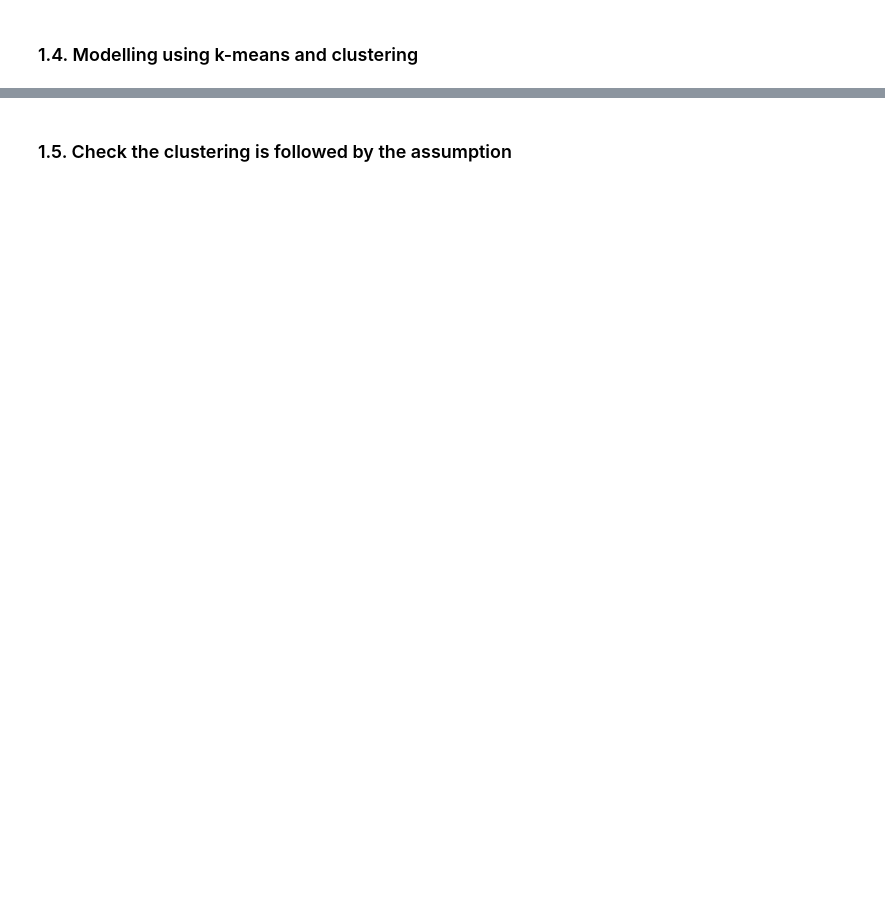
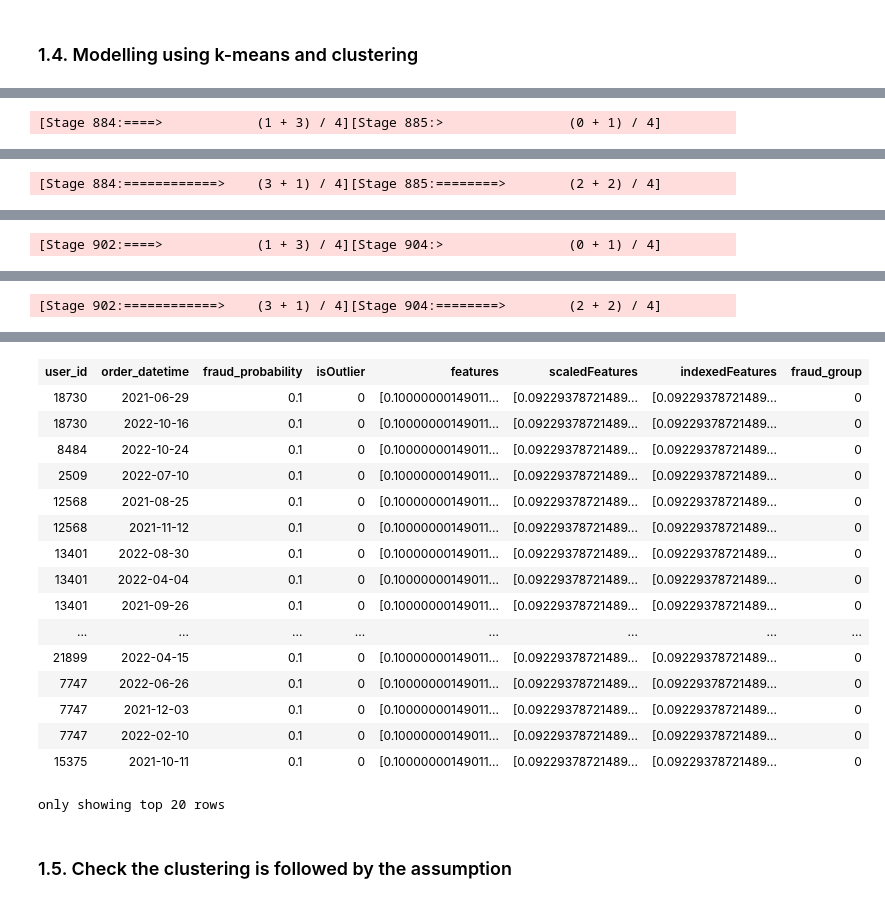
Before and after one commit to MAST30034-Applied-Data-Science/generic-buy-now-pay-later-project-group-27, a Jupyter notebook: notebooks/fraud.ipynb, the cells around one changed output, grey strips where cells are left out. Cells and saved outputs as stored; diff of their text form; code cells hidden in the pictures; blank space fills up the shorter version.

```diff
--- a/notebooks/fraud.ipynb
+++ b/notebooks/fraud.ipynb
@@ -233,0 +165,4 @@ only showing top 20 rows
+# %%
+consumer_kmean = consumer_kmean.withColumn("fraud_group", F.when(F.col("fraud_group") == 1, 2).otherwise(F.when(F.col("fraud_group") == 2, 1).otherwise(F.col("fraud_group"))))
+# %% [output]
+[Stage 884:====>            (1 + 3) / 4][Stage 885:>                (0 + 1) / 4]
@@ -233,0 +170 @@ only showing top 20 rows
+[Stage 884:============>    (3 + 1) / 4][Stage 885:========>        (2 + 2) / 4]
@@ -233,0 +172 @@ only showing top 20 rows
+[Stage 902:====>            (1 + 3) / 4][Stage 904:>                (0 + 1) / 4]
@@ -233,0 +174 @@ only showing top 20 rows
+[Stage 902:============>    (3 + 1) / 4][Stage 904:========>        (2 + 2) / 4]
@@ -234,3 +176,20 @@ only showing top 20 rows
+| user_id | order_datetime | fraud_probability | isOutlier | features | scaledFeatures | indexedFeatures | fraud_group |
+| 18730 | 2021-06-29 | 0.1 | 0 | [0.10000000149011... | [0.09229378721489... | [0.09229378721489... | 0 |
+| 18730 | 2022-10-16 | 0.1 | 0 | [0.10000000149011... | [0.09229378721489... | [0.09229378721489... | 0 |
+| 8484 | 2022-10-24 | 0.1 | 0 | [0.10000000149011... | [0.09229378721489... | [0.09229378721489... | 0 |
+| 2509 | 2022-07-10 | 0.1 | 0 | [0.10000000149011... | [0.09229378721489... | [0.09229378721489... | 0 |
+| 12568 | 2021-08-25 | 0.1 | 0 | [0.10000000149011... | [0.09229378721489... | [0.09229378721489... | 0 |
+| 12568 | 2021-11-12 | 0.1 | 0 | [0.10000000149011... | [0.09229378721489... | [0.09229378721489... | 0 |
+| 13401 | 2022-08-30 | 0.1 | 0 | [0.10000000149011... | [0.09229378721489... | [0.09229378721489... | 0 |
+| 13401 | 2022-04-04 | 0.1 | 0 | [0.10000000149011... | [0.09229378721489... | [0.09229378721489... | 0 |
+| 13401 | 2021-09-26 | 0.1 | 0 | [0.10000000149011... | [0.09229378721489... | [0.09229378721489... | 0 |
+| ... | ... | ... | ... | ... | ... | ... | ... |
+| 21899 | 2022-04-15 | 0.1 | 0 | [0.10000000149011... | [0.09229378721489... | [0.09229378721489... | 0 |
+| 7747 | 2022-06-26 | 0.1 | 0 | [0.10000000149011... | [0.09229378721489... | [0.09229378721489... | 0 |
+| 7747 | 2021-12-03 | 0.1 | 0 | [0.10000000149011... | [0.09229378721489... | [0.09229378721489... | 0 |
+| 7747 | 2022-02-10 | 0.1 | 0 | [0.10000000149011... | [0.09229378721489... | [0.09229378721489... | 0 |
+| 15375 | 2021-10-11 | 0.1 | 0 | [0.10000000149011... | [0.09229378721489... | [0.09229378721489... | 0 |
+only showing top 20 rows
 # %% [markdown]
 <h3>1.5. Check the clustering is followed by the assumption </h3>
 # %%
```
Also changed, not shown: parts of 19 cells of this notebook, 5 other files.
